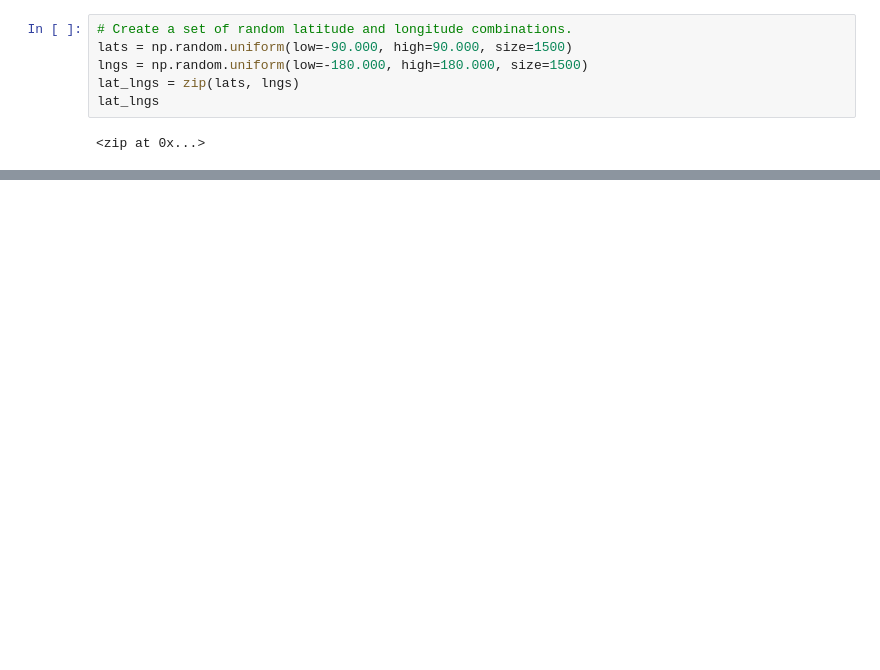
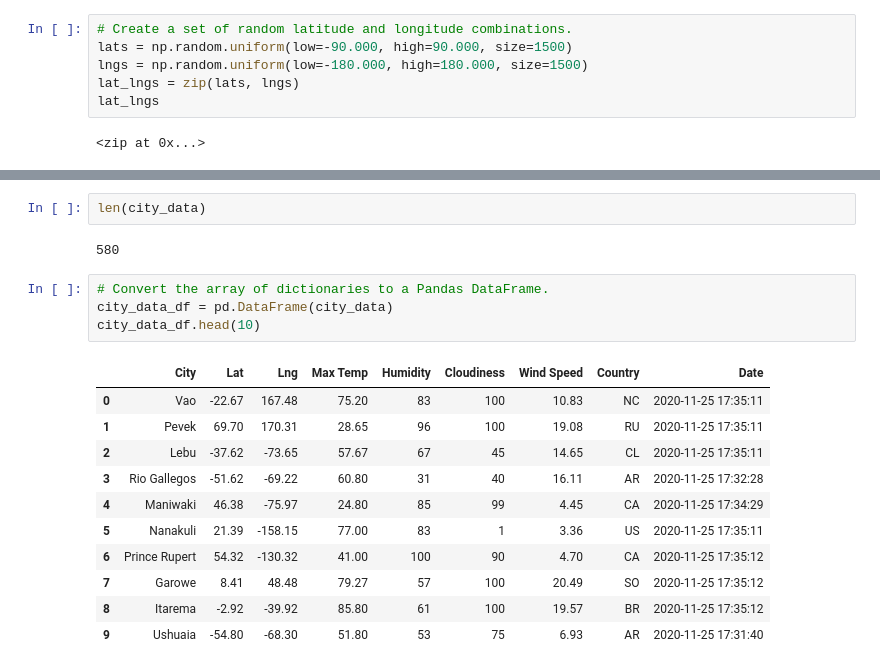
Before and after one commit to ChrisBarton107/World_Weather_Analysis, a Jupyter notebook: WeatherPy.ipynb, the cells around one changed output, grey strips where cells are left out. Drawn from its saved outputs; the diff is of its cells as text; blank space fills up the shorter version.

```diff
--- a/WeatherPy.ipynb
+++ b/WeatherPy.ipynb
@@ -50,0 +148,20 @@ len(cities)
+# %%
+len(city_data)
+# %% [output]
+580
+# %%
+# Convert the array of dictionaries to a Pandas DataFrame.
+city_data_df = pd.DataFrame(city_data)
+city_data_df.head(10)
+# %% [output]
+|  | City | Lat | Lng | Max Temp | Humidity | Cloudiness | Wind Speed | Country | Date |
+| 0 | Vao | -22.67 | 167.48 | 75.20 | 83 | 100 | 10.83 | NC | 2020-11-25 17:35:11 |
+| 1 | Pevek | 69.70 | 170.31 | 28.65 | 96 | 100 | 19.08 | RU | 2020-11-25 17:35:11 |
+| 2 | Lebu | -37.62 | -73.65 | 57.67 | 67 | 45 | 14.65 | CL | 2020-11-25 17:35:11 |
+| 3 | Rio Gallegos | -51.62 | -69.22 | 60.80 | 31 | 40 | 16.11 | AR | 2020-11-25 17:32:28 |
+| 4 | Maniwaki | 46.38 | -75.97 | 24.80 | 85 | 99 | 4.45 | CA | 2020-11-25 17:34:29 |
+| 5 | Nanakuli | 21.39 | -158.15 | 77.00 | 83 | 1 | 3.36 | US | 2020-11-25 17:35:11 |
+| 6 | Prince Rupert | 54.32 | -130.32 | 41.00 | 100 | 90 | 4.70 | CA | 2020-11-25 17:35:12 |
+| 7 | Garowe | 8.41 | 48.48 | 79.27 | 57 | 100 | 20.49 | SO | 2020-11-25 17:35:12 |
+| 8 | Itarema | -2.92 | -39.92 | 85.80 | 61 | 100 | 19.57 | BR | 2020-11-25 17:35:12 |
+| 9 | Ushuaia | -54.80 | -68.30 | 51.80 | 53 | 75 | 6.93 | AR | 2020-11-25 17:31:40 |
```
Also changed, not shown: parts of 9 cells of this notebook.
